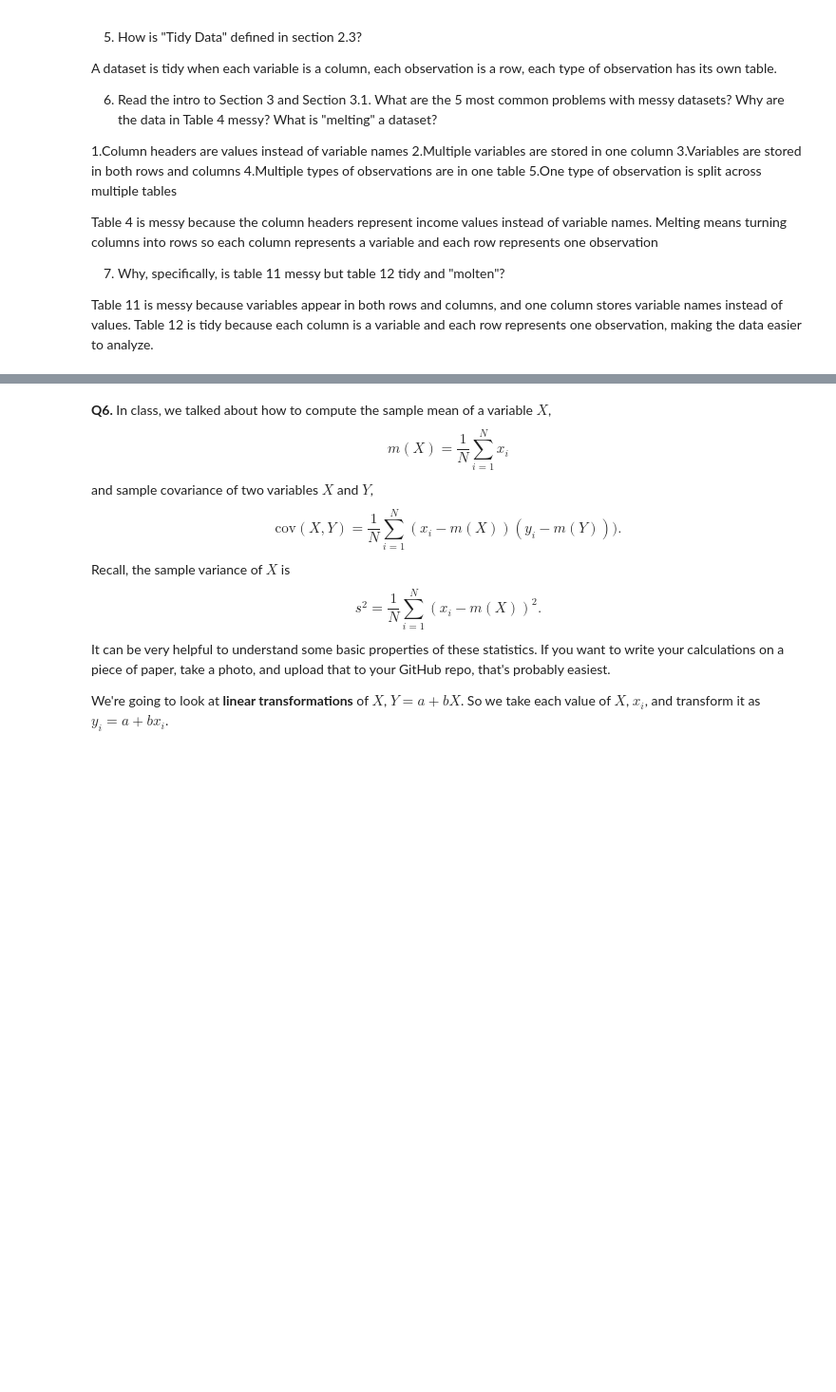
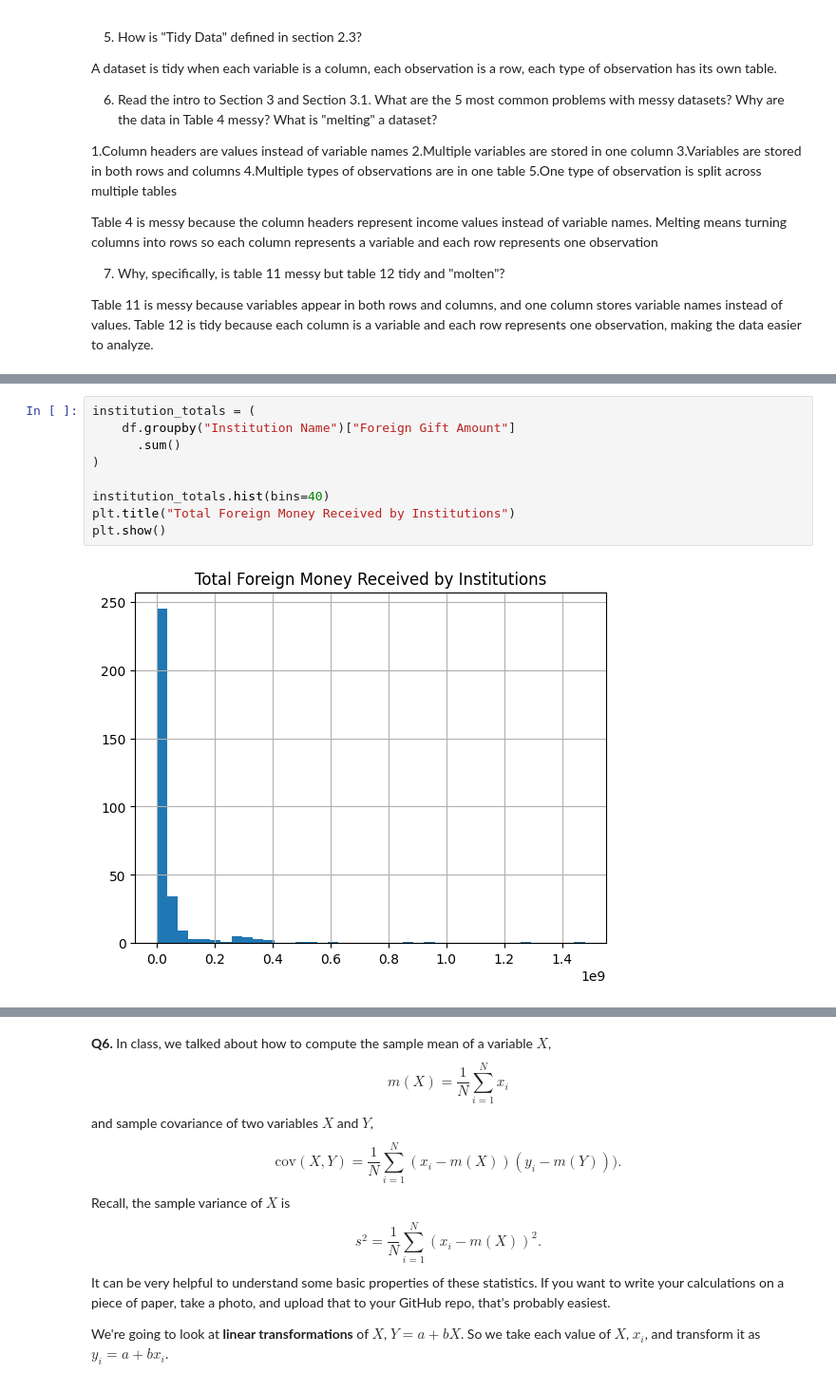
Before and after one commit to pateld07/undergrad_ml_assignments, a Jupyter notebook: 01_assignment_wrangling_and_eda.ipynb, the cells around one changed output, grey strips where cells are left out. Shown at 95% size. Cells and saved outputs as stored; diff of their text form; blank space fills up the shorter version.

```diff
--- a/01_assignment_wrangling_and_eda.ipynb
+++ b/01_assignment_wrangling_and_eda.ipynb
@@ -288,0 +437,11 @@ For this question, `.groupby([vars]).count()` and `.groupby([vars]).sum()` will
+# %%
+institution_totals = (
+    df.groupby("Institution Name")["Foreign Gift Amount"]
+      .sum()
+)
+
+institution_totals.hist(bins=40)
+plt.title("Total Foreign Money Received by Institutions")
+plt.show()
+# %% [output]
+[figure, added]
```
Also changed, not shown: parts of 33 cells of this notebook.
